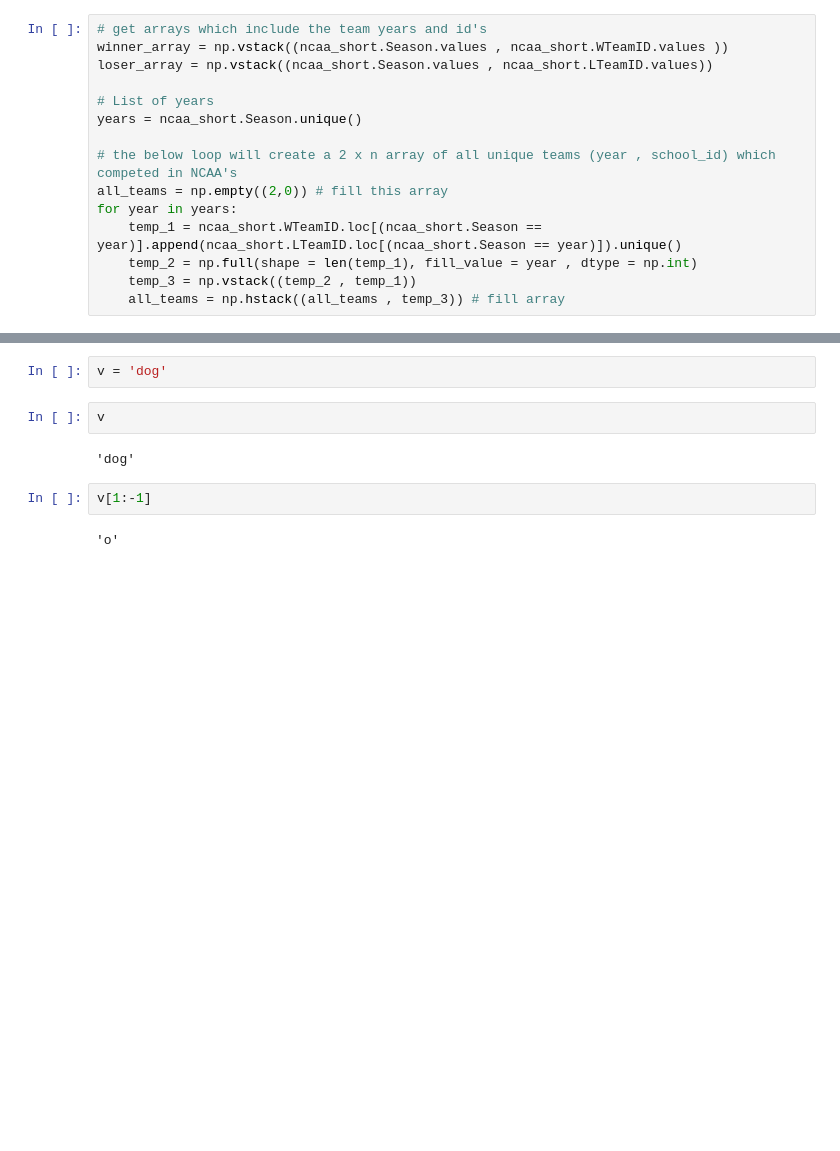
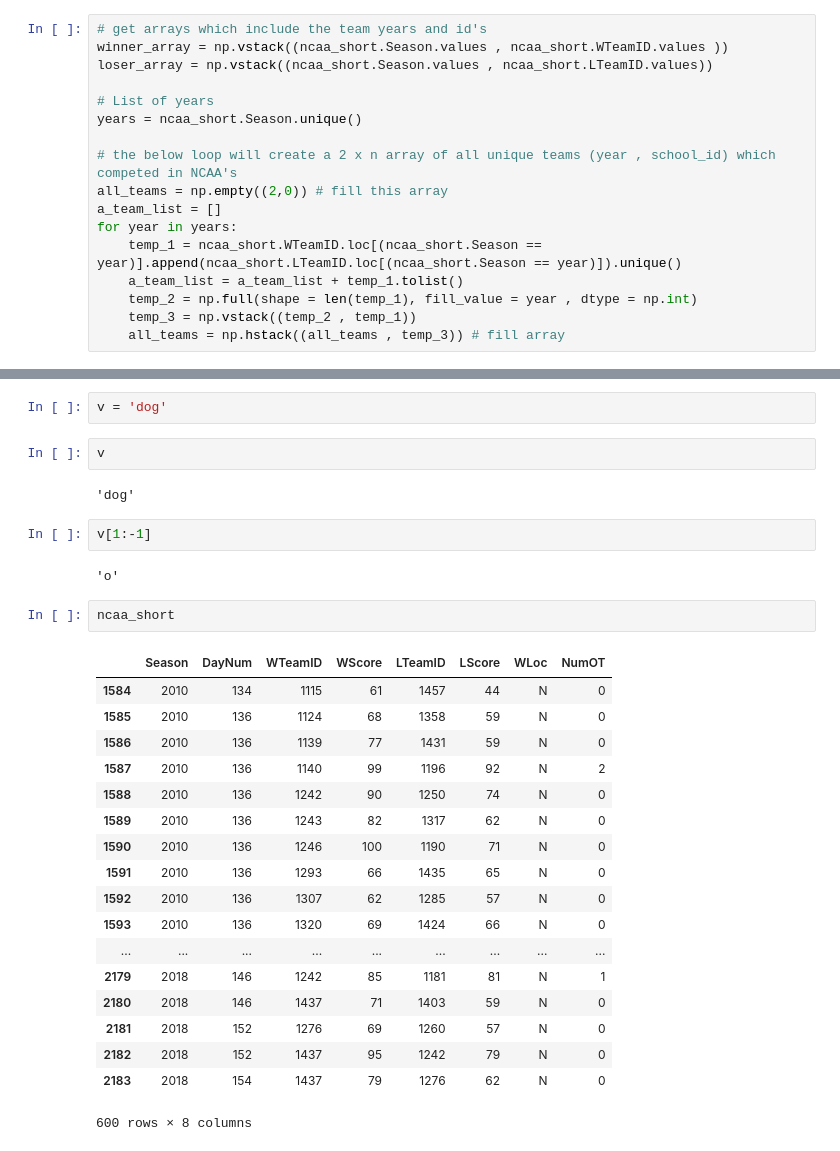
Before and after one commit to cmf2196/march_madness, a Jupyter notebook: march_madness.ipynb, the cells around one changed output, grey strips where cells are left out. Saved outputs shown, nothing was run; the diff lists cells and outputs as text; blank space fills up the shorter version.

```diff
--- a/march_madness.ipynb
+++ b/march_madness.ipynb
@@ -130,8 +199,10 @@ years = ncaa_short.Season.unique()
 
 # the below loop will create a 2 x n array of all unique teams (year , school_id) which competed in NCAA's
 all_teams = np.empty((2,0)) # fill this array
+a_team_list = []
 for year in years:
     temp_1 = ncaa_short.WTeamID.loc[(ncaa_short.Season == year)].append(ncaa_short.LTeamID.loc[(ncaa_short.Season == year)]).unique()
+    a_team_list = a_team_list + temp_1.tolist()
     temp_2 = np.full(shape = len(temp_1), fill_value = year , dtype = np.int)
     temp_3 = np.vstack((temp_2 , temp_1))
     all_teams = np.hstack((all_teams , temp_3)) # fill array
@@ -203,3 +300,24 @@ v
 v[1:-1]
 # %% [output]
 'o'
+# %%
+ncaa_short
+# %% [output]
+|  | Season | DayNum | WTeamID | WScore | LTeamID | LScore | WLoc | NumOT |
+| 1584 | 2010 | 134 | 1115 | 61 | 1457 | 44 | N | 0 |
+| 1585 | 2010 | 136 | 1124 | 68 | 1358 | 59 | N | 0 |
+| 1586 | 2010 | 136 | 1139 | 77 | 1431 | 59 | N | 0 |
+| 1587 | 2010 | 136 | 1140 | 99 | 1196 | 92 | N | 2 |
+| 1588 | 2010 | 136 | 1242 | 90 | 1250 | 74 | N | 0 |
+| 1589 | 2010 | 136 | 1243 | 82 | 1317 | 62 | N | 0 |
+| 1590 | 2010 | 136 | 1246 | 100 | 1190 | 71 | N | 0 |
+| 1591 | 2010 | 136 | 1293 | 66 | 1435 | 65 | N | 0 |
+| 1592 | 2010 | 136 | 1307 | 62 | 1285 | 57 | N | 0 |
+| 1593 | 2010 | 136 | 1320 | 69 | 1424 | 66 | N | 0 |
+| ... | ... | ... | ... | ... | ... | ... | ... | ... |
+| 2179 | 2018 | 146 | 1242 | 85 | 1181 | 81 | N | 1 |
+| 2180 | 2018 | 146 | 1437 | 71 | 1403 | 59 | N | 0 |
+| 2181 | 2018 | 152 | 1276 | 69 | 1260 | 57 | N | 0 |
+| 2182 | 2018 | 152 | 1437 | 95 | 1242 | 79 | N | 0 |
+| 2183 | 2018 | 154 | 1437 | 79 | 1276 | 62 | N | 0 |
+600 rows × 8 columns
```
Also changed, not shown: parts of 6 cells of this notebook.
